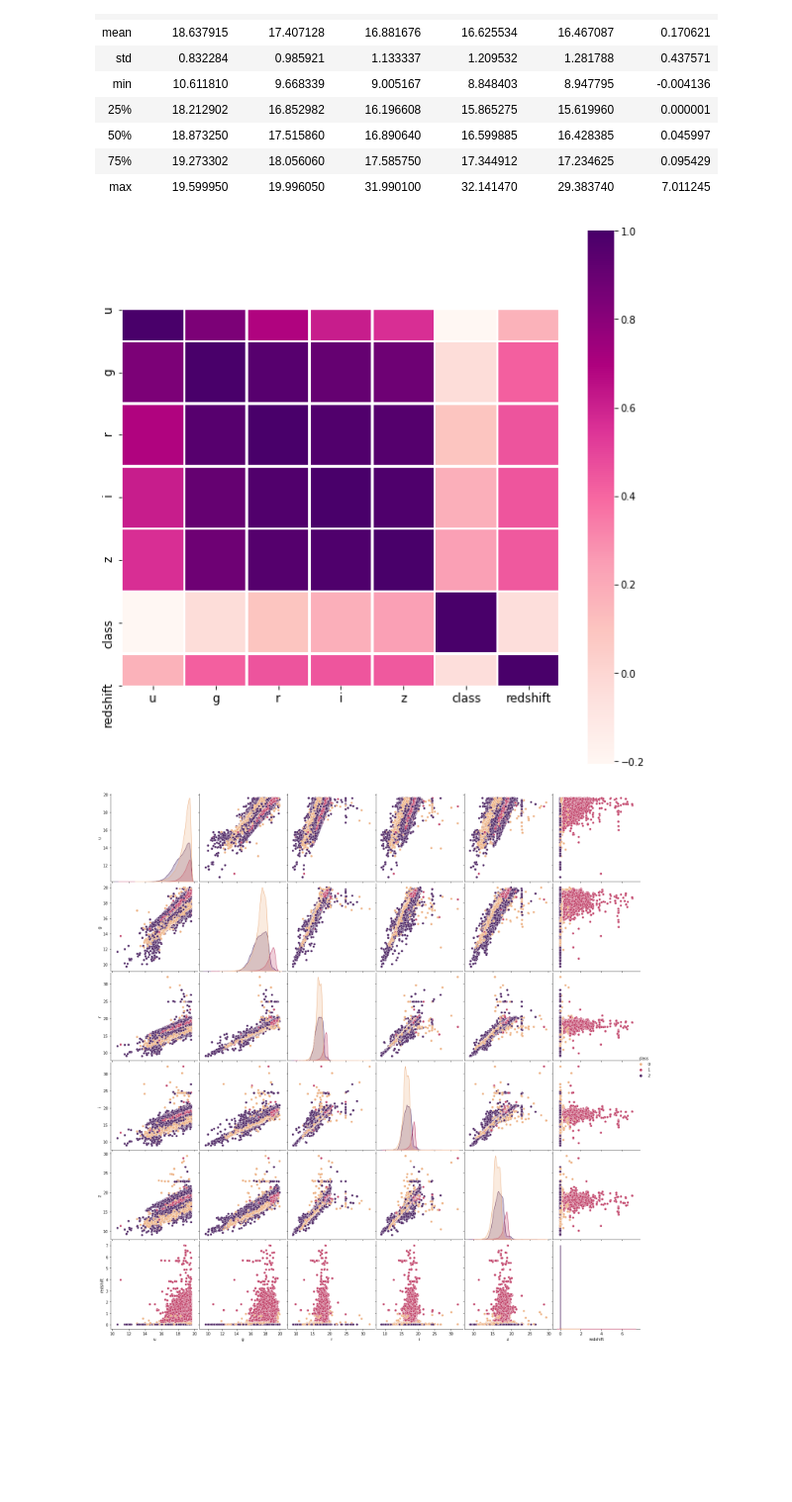
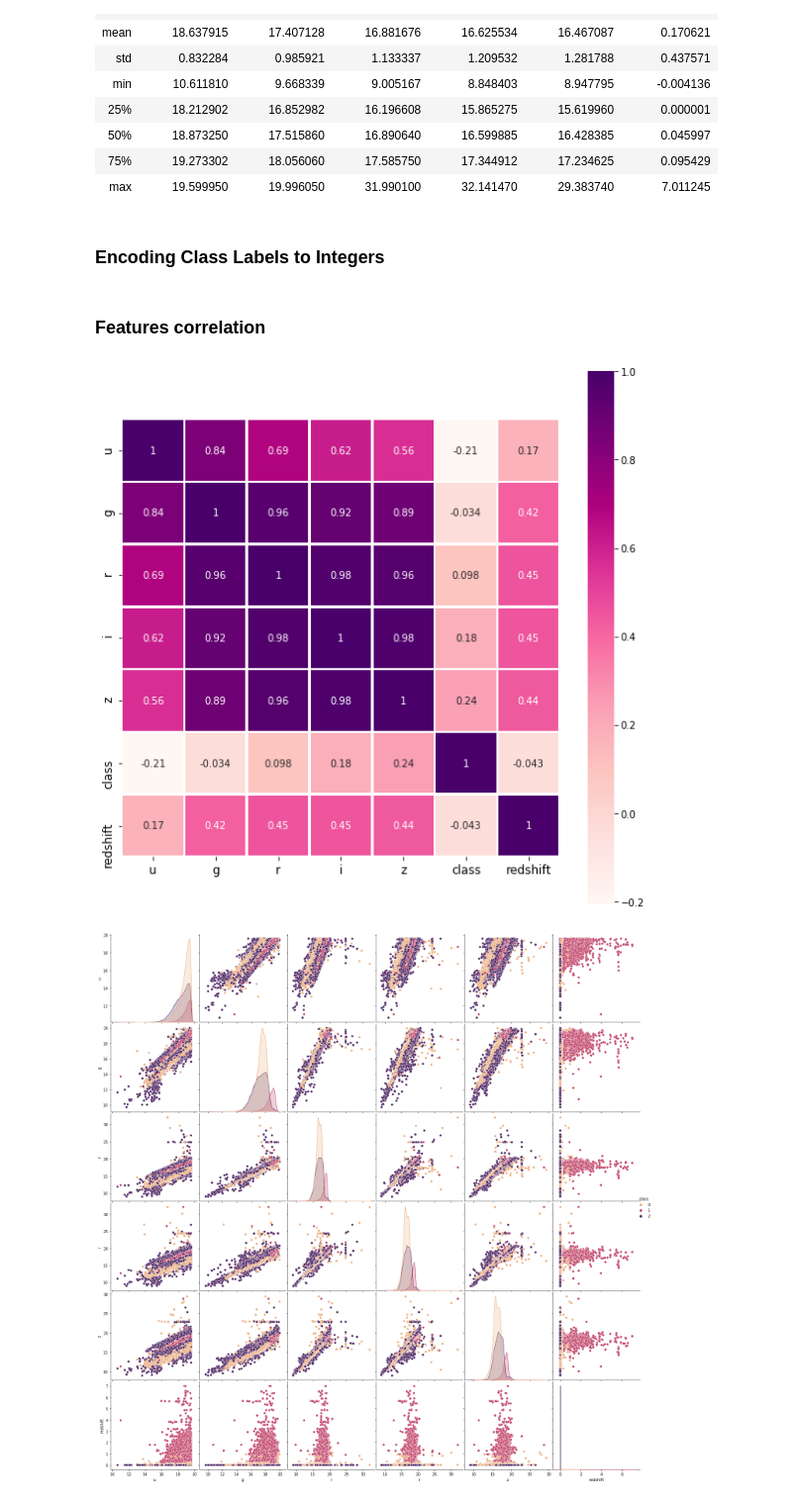
Before and after one commit to LyndaATT/Spatial-Classification, a Jupyter notebook: Preprocessing+visualisation.ipynb, the cells around one changed output. Shown at 99% size. Saved outputs shown, nothing was run; the diff lists cells and outputs as text; code cells hidden in the pictures; blank space fills up the shorter version.

```diff
--- a/Preprocessing+visualisation.ipynb
+++ b/Preprocessing+visualisation.ipynb
@@ -122,4 +132,6 @@ df_features.describe()
 | 50% | 18.873250 | 17.515860 | 16.890640 | 16.599885 | 16.428385 | 0.045997 |
 | 75% | 19.273302 | 18.056060 | 17.585750 | 17.344912 | 17.234625 | 0.095429 |
 | max | 19.599950 | 19.996050 | 31.990100 | 32.141470 | 29.383740 | 7.011245 |
+# %% [markdown]
+### Encoding Class Labels to Integers
 # %%
@@ -134,12 +143,14 @@ df_features["class"] = labels
+# %% [markdown]
+### Features correlation
 # %%
 fig=plt.figure(figsize = (10,10))
-g=sns.heatmap(df_features.corr(), cmap="RdPu",square=True,linewidth=1.5)
+g=sns.heatmap(df_features.corr(),annot=True, cmap="RdPu",square=True,linewidth=1.5)
 g.set_xticklabels(g.get_xmajorticklabels(), fontsize = 12)
 g.set_yticklabels(g.get_ymajorticklabels(), fontsize = 12)
 
 plt.savefig('Matrice de corrélation.png')
 # %% [output]
-[figure, old version]
+[figure, new version]
 # %%
 #relation entre les données
 g=sns.pairplot(df_features, hue='class', height=8, palette='flare');
```
Also changed, not shown: parts of 30 cells of this notebook.
